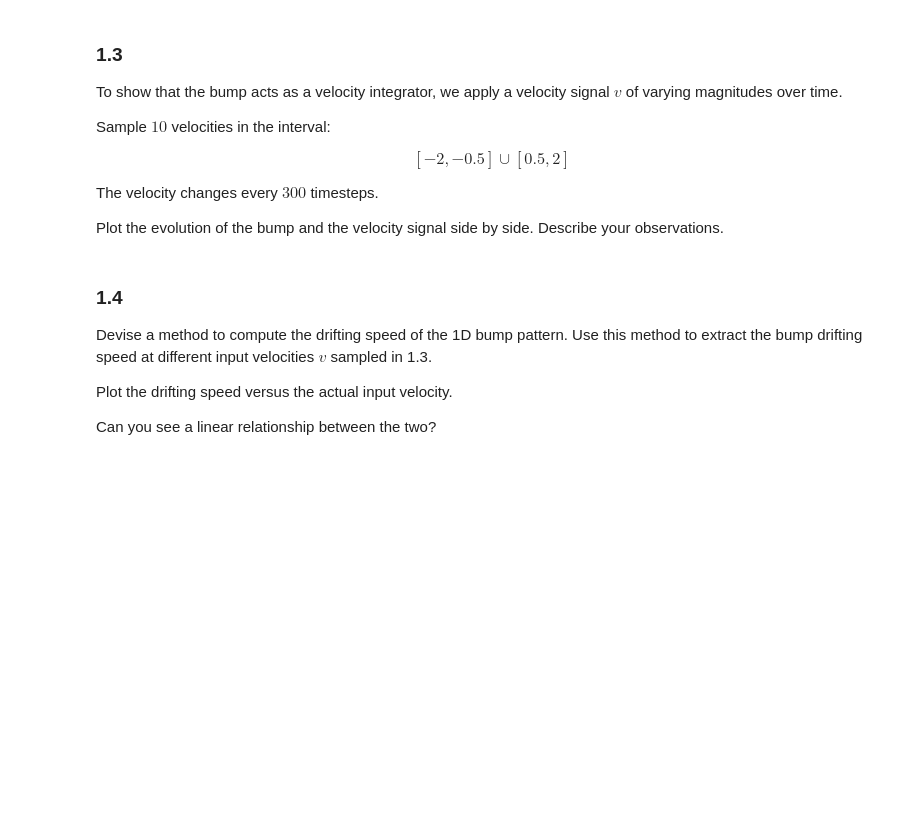
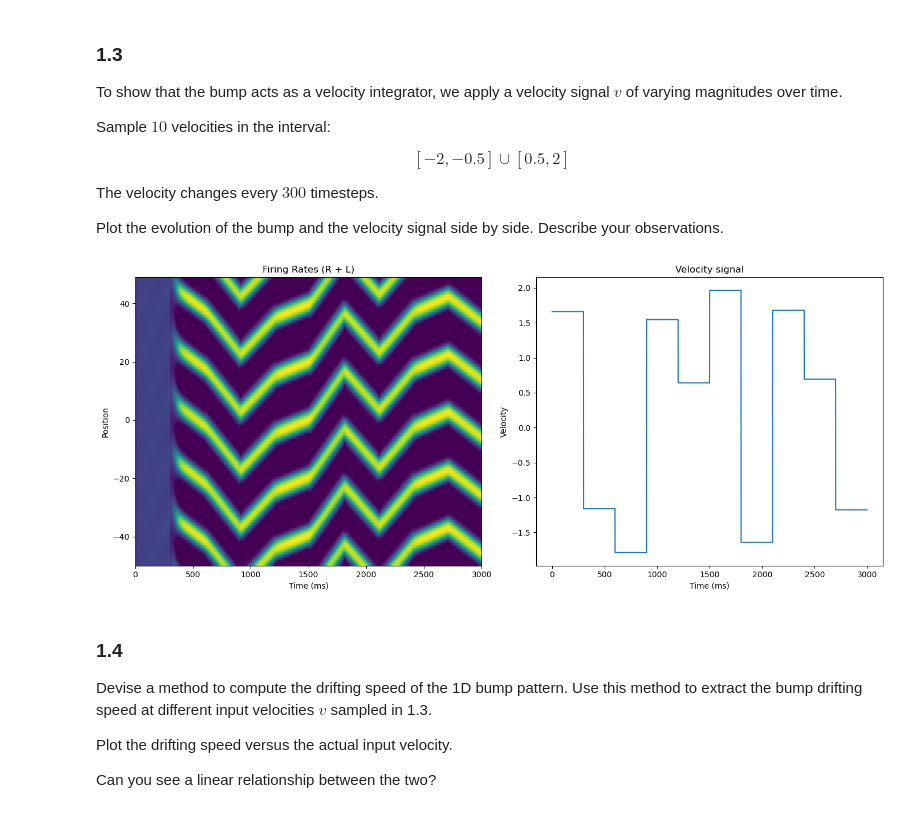
Before and after one commit to guenzi/nx465-miniproject2, a Jupyter notebook: Spatial_Navigation_using_Grid_Cells.ipynb, the cells around one changed output. Cells and saved outputs as stored; diff of their text form; code cells hidden in the pictures; blank space fills up the shorter version.

```diff
--- a/Spatial_Navigation_using_Grid_Cells.ipynb
+++ b/Spatial_Navigation_using_Grid_Cells.ipynb
@@ -245,6 +306,59 @@ $$
 The velocity changes every $300$ timesteps.
 
 Plot the evolution of the bump and the velocity signal side by side. Describe your observations.
+# %%
+rng_v = np.random.default_rng(seed=42)
+magnitudes = rng_v.uniform(0.5, 2, size=10) # between 0.5 and 2
+signs = rng_v.choice([-1, 1], size=10) # randomly choose signs
+velocities = magnitudes * signs # final velocities
+v_signal = np.repeat(velocities, 300)
+n_steps = 3000 # 10 velocities * 300 steps each
+
+s_R_v = rng_v.uniform(0, 0.1, size=M) # potentials for R
+s_L_v = rng_v.uniform(0, 0.1, size=M) # potentials for L
+r_history_R_v = np.zeros((n_steps, M)) # to store firing rates of R
+r_history_L_v = np.zeros((n_steps, M)) # to store firing rates of
+r_history_all = np.zeros((n_steps, M)) # to store firing rates for all velocities
+
+for t in range(n_steps):
+
+    v = v_signal[t] # get the current velocity
+
+    r_R = np.maximum(0, s_R_v) # firing rates for R
+    r_L = np.maximum(0, s_L_v) # firing rates for L
+
+    Irec = convolve1d(r_R, W_R, mode='wrap') + convolve1d(r_L, W_L, mode='wrap') # I
+
+    B_R = B0 * (1 + alpha * v) # external input for R
+    B_L = B0 * (1 - alpha * v) # external input for L
+
+    s_R_v = s_R_v + dt/tau * (-s_R_v + Irec + B_R) # Euler for R
+    s_L_v = s_L_v + dt/tau * (-s_L_v + Irec + B_L) # Euler for L
+
+    r_history_R_v[t] = r_R # store firing rates for R
+    r_history_L_v[t] = r_L # store firing rates for L
+
+r_history_all = r_history_R_v + r_history_L_v
+
+fig, axes = plt.subplots(1, 2, figsize=(14, 6))
+
+# heatmap
+axes[0].imshow(r_history_all.T, aspect='auto', origin='lower',
+               extent=[0, n_steps, x[0], x[-1]])
+axes[0].set_xlabel('Time (ms)')
+axes[0].set_ylabel('Position')
+axes[0].set_title('Firing Rates (R + L)')
+
+# velocity signal
+axes[1].plot(v_signal)
+axes[1].set_xlabel('Time (ms)')
+axes[1].set_ylabel('Velocity')
+axes[1].set_title('Velocity signal')
+
+plt.tight_layout()
+plt.show()
+# %% [output]
+[figure, added]
 # %% [markdown]
 ### 1.4
 Devise a method to compute the drifting speed of the 1D bump pattern. Use this method to extract the bump drifting speed at different input velocities $v$ sampled in 1.3.
```
Also changed, not shown: parts of 2 cells of this notebook, 1 other file.
